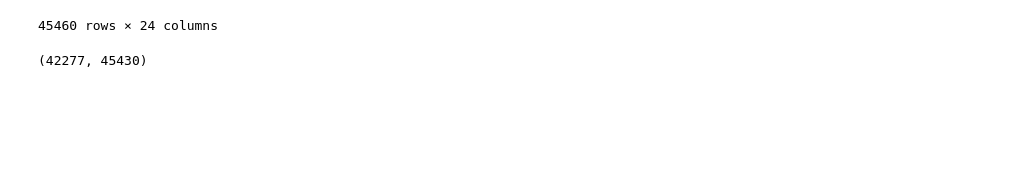
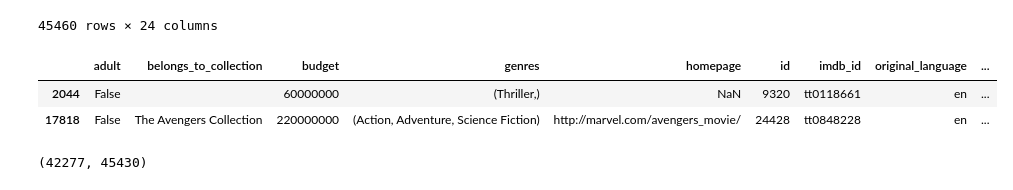
Before and after one commit to ArchitBhonsle/the-movies-dataset, a Jupyter notebook: Exploration.ipynb, the cells around one changed output. Cells and saved outputs as stored; diff of their text form; code cells hidden in the pictures; blank space fills up the shorter version.

```diff
--- a/Exploration.ipynb
+++ b/Exploration.ipynb
@@ -155,6 +155,12 @@ movies
 | 45458 | False |  | 0 | () | NaN | 227506 | tt0008536 | en | ... |
 | 45459 | False |  | 0 | () | NaN | 461257 | tt6980792 | en | ... |
 45460 rows × 24 columns
+# %%
+movies[movies['title'] == 'The Avengers']
+# %% [output]
+|  | adult | belongs_to_collection | budget | genres | homepage | id | imdb_id | original_language | ... |
+| 2044 | False |  | 60000000 | (Thriller,) | NaN | 9320 | tt0118661 | en | ... |
+| 17818 | False | The Avengers Collection | 220000000 | (Action, Adventure, Science Fiction) | http://marvel.com/avengers_movie/ | 24428 | tt0848228 | en | ... |
 # %%
 movie_title_to_id = dict()
 movie_id_to_original = dict()
```
Also changed, not shown: parts of 6 cells of this notebook, 3 other files.
